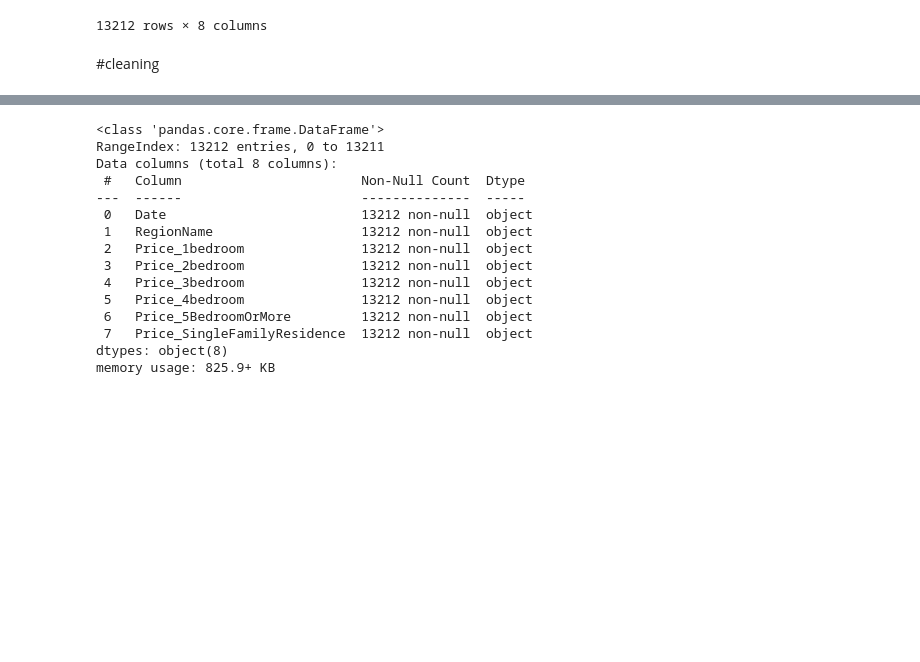
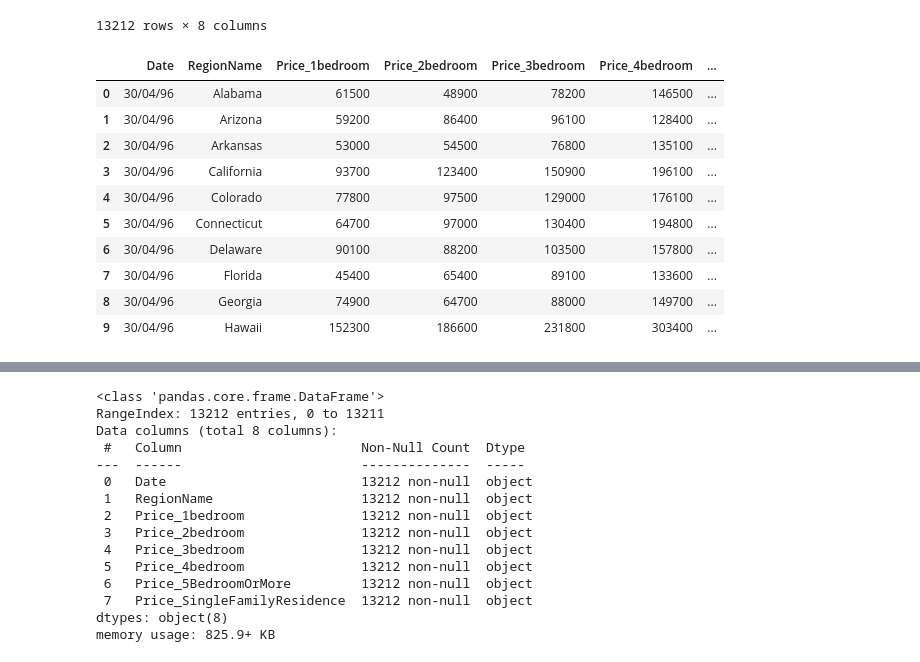
Before and after one commit to MaliheDahmardeh/state-house-price-analysis-SM, a Jupyter notebook: state-house-price-analysis.ipynb, the cells around one changed output, grey strips where cells are left out. Drawn from its saved outputs; the diff is of its cells as text; code cells hidden in the pictures; blank space fills up the shorter version.

```diff
--- a/state-house-price-analysis.ipynb
+++ b/state-house-price-analysis.ipynb
@@ -54,5 +54,17 @@ df_house_price
 | 13210 | 31/12/17 | Wisconsin | 118200 | 128100 | 169600 | 222600 | ... |
 | 13211 | 31/12/17 | Wyoming |  | 160800 | 211300 | 236200 | ... |
 13212 rows × 8 columns
-# %% [markdown]
-#cleaning
+# %%
+df.head(10)
+# %% [output]
+|  | Date | RegionName | Price_1bedroom | Price_2bedroom | Price_3bedroom | Price_4bedroom | ... |
+| 0 | 30/04/96 | Alabama | 61500 | 48900 | 78200 | 146500 | ... |
+| 1 | 30/04/96 | Arizona | 59200 | 86400 | 96100 | 128400 | ... |
+| 2 | 30/04/96 | Arkansas | 53000 | 54500 | 76800 | 135100 | ... |
+| 3 | 30/04/96 | California | 93700 | 123400 | 150900 | 196100 | ... |
+| 4 | 30/04/96 | Colorado | 77800 | 97500 | 129000 | 176100 | ... |
+| 5 | 30/04/96 | Connecticut | 64700 | 97000 | 130400 | 194800 | ... |
+| 6 | 30/04/96 | Delaware | 90100 | 88200 | 103500 | 157800 | ... |
+| 7 | 30/04/96 | Florida | 45400 | 65400 | 89100 | 133600 | ... |
+| 8 | 30/04/96 | Georgia | 74900 | 64700 | 88000 | 149700 | ... |
+| 9 | 30/04/96 | Hawaii | 152300 | 186600 | 231800 | 303400 | ... |
```
Also changed, not shown: parts of 8 cells of this notebook.
